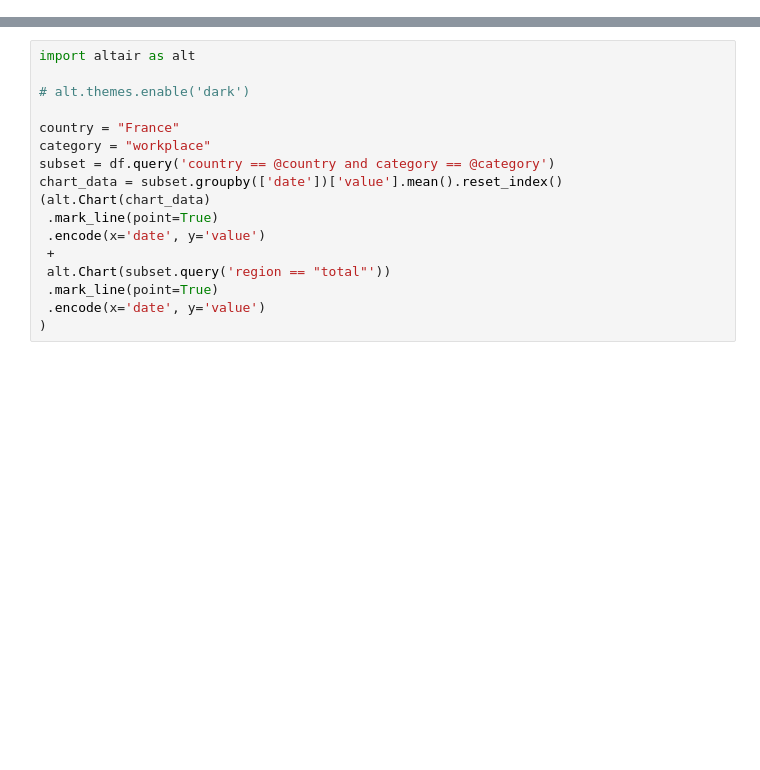
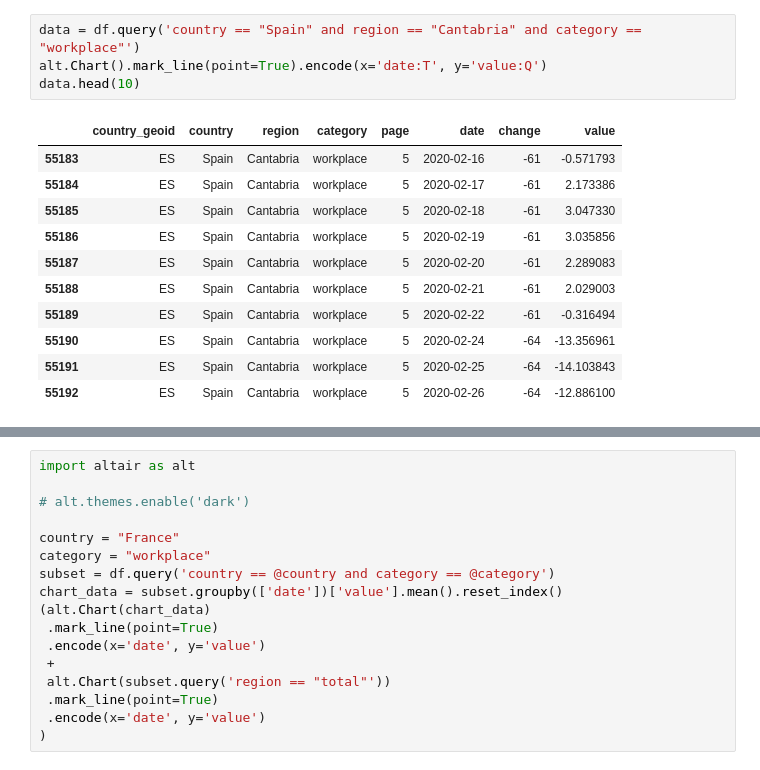
Before and after one commit to horaceg/covid19-analysis, a Jupyter notebook: mobility/viz.ipynb, the cells around one changed output, grey strips where cells are left out. Cells and saved outputs as stored; diff of their text form; blank space fills up the shorter version.

```diff
--- a/mobility/viz.ipynb
+++ b/mobility/viz.ipynb
@@ -27,0 +45,16 @@ df
+# %%
+data = df.query('country == "Spain" and region == "Cantabria" and category == "workplace"')
+alt.Chart().mark_line(point=True).encode(x='date:T', y='value:Q')
+data.head(10)
+# %% [output]
+|  | country_geoid | country | region | category | page | date | change | value |
+| 55183 | ES | Spain | Cantabria | workplace | 5 | 2020-02-16 | -61 | -0.571793 |
+| 55184 | ES | Spain | Cantabria | workplace | 5 | 2020-02-17 | -61 | 2.173386 |
+| 55185 | ES | Spain | Cantabria | workplace | 5 | 2020-02-18 | -61 | 3.047330 |
+| 55186 | ES | Spain | Cantabria | workplace | 5 | 2020-02-19 | -61 | 3.035856 |
+| 55187 | ES | Spain | Cantabria | workplace | 5 | 2020-02-20 | -61 | 2.289083 |
+| 55188 | ES | Spain | Cantabria | workplace | 5 | 2020-02-21 | -61 | 2.029003 |
+| 55189 | ES | Spain | Cantabria | workplace | 5 | 2020-02-22 | -61 | -0.316494 |
+| 55190 | ES | Spain | Cantabria | workplace | 5 | 2020-02-24 | -64 | -13.356961 |
+| 55191 | ES | Spain | Cantabria | workplace | 5 | 2020-02-25 | -64 | -14.103843 |
+| 55192 | ES | Spain | Cantabria | workplace | 5 | 2020-02-26 | -64 | -12.886100 |
```
Also changed, not shown: parts of 20 cells of this notebook, 4 other files.
